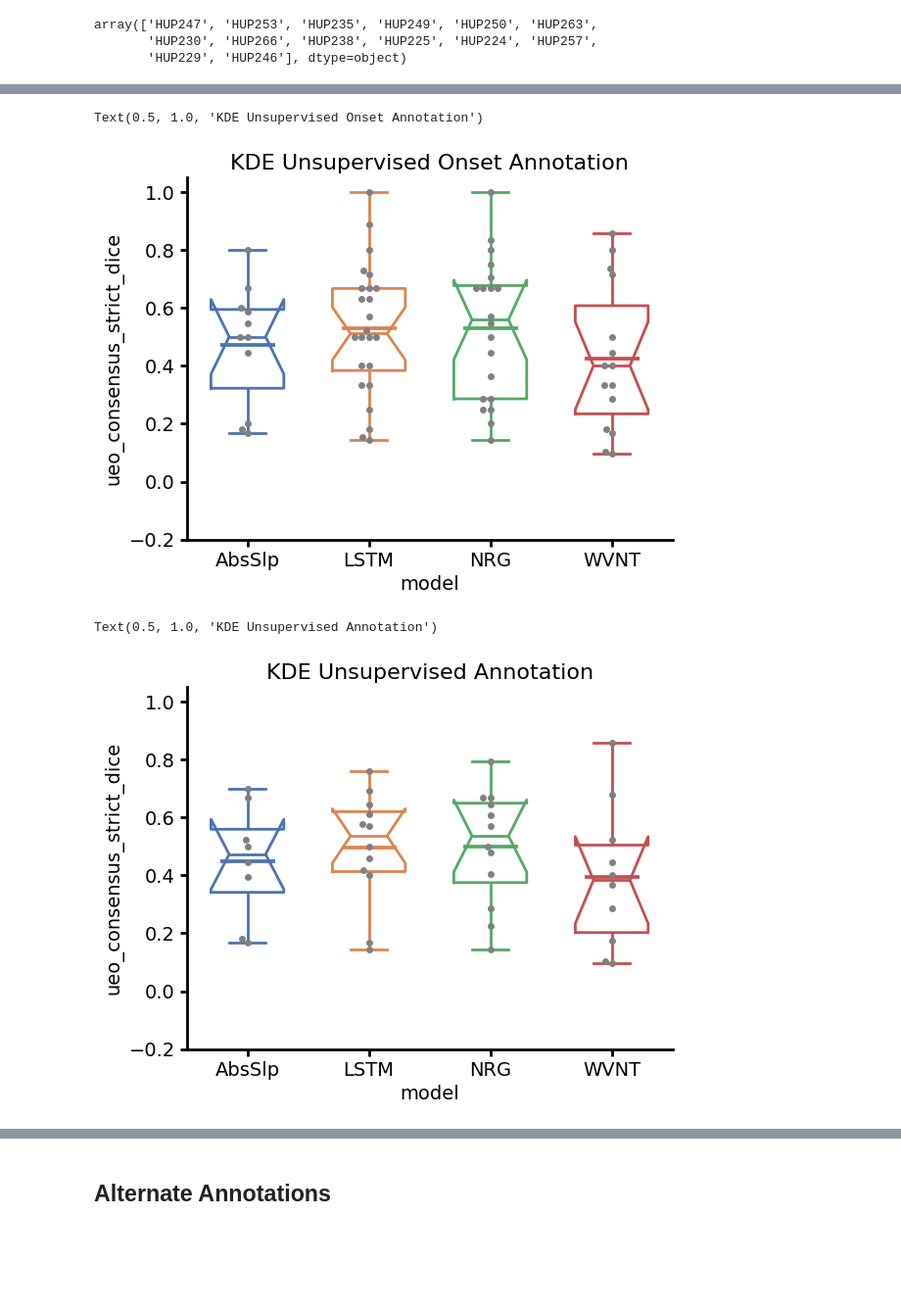
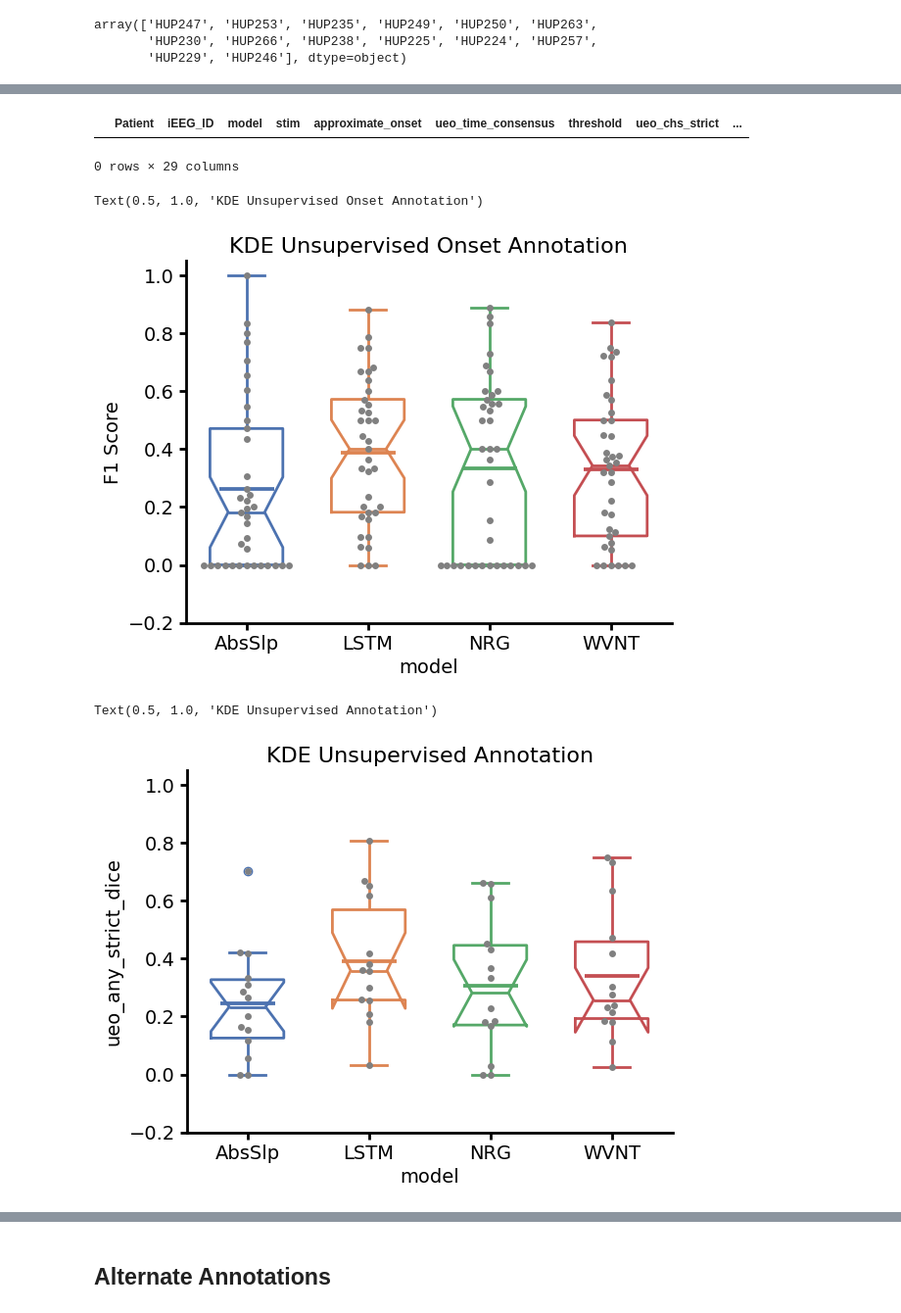
Before and after one commit to wojemann/stim-seizures, a Jupyter notebook: code/tuning_model_thresholds.ipynb, the cells around one changed output, grey strips where cells are left out. Shown at 98% size. Saved outputs shown, nothing was run; the diff lists cells and outputs as text; code cells hidden in the pictures; blank space fills up the shorter version.

Commit message:
Integrating new patients and semi-supervised threshold

```diff
--- a/code/tuning_model_thresholds.ipynb
+++ b/code/tuning_model_thresholds.ipynb
@@ -423,12 +478,12 @@ MannwhitneyuResult(statistic=887.5, pvalue=0.028431297249938824)
 ## KDE Model Predictions
 # %%
 # Loading in human annotations with consensus annotation already created
-annotations_df = pd.read_pickle(ospj(prodatapath,"stim_seizure_information_consensus.pkl"))
+annotations_df = pd.read_pickle(ospj(prodatapath,"threshold_tuning_consensus.pkl"))
 annotations_df.columns = ['Patient' if c == 'patient' else c for c in annotations_df.columns]
 
 # Loading in predicted channels for all models from generate_model_annotations.py
-# predicted_channels = pd.read_pickle(ospj(prodatapath,"kdeknee_predicted_channels_nor.pkl"))
-predicted_channels = pd.read_pickle(ospj(prodatapath,"gamma_predicted_channels_nor.pkl"))
+predicted_channels = pd.read_pickle(ospj(prodatapath,"kdeknee_predicted_channels_nor.pkl"))
+# predicted_channels = pd.read_pickle(ospj(prodatapath,"gamma_predicted_channels_nor.pkl"))
 predicted_channels = predicted_channels[predicted_channels.to_annotate == 1]
 
 # Sorting
@@ -453,4 +508,4 @@ array(['HUP247', 'HUP253', 'HUP235', 'HUP249', 'HUP250', 'HUP263',
        'HUP230', 'HUP266', 'HUP238', 'HUP225', 'HUP224', 'HUP257',
        'HUP229', 'HUP246'], dtype=object)
 # %%
-pred_channels_wdice = pred_channels_wdice[pred_channels_wdice.ueo_consensus_strict_dice > 0]
+# pred_channels_wdice = pred_channels_wdice[pred_channels_wdice.ueo_consensus_strict_dice > 0]
@@ -473,24 +512,32 @@ pred_channels_wdice
+# %%
+pred_channels_wdice[pred_channels_wdice.Patient == 'HUP275']
+# %% [output]
+|  | Patient | iEEG_ID | model | stim | approximate_onset | ueo_time_consensus | threshold | ueo_chs_strict | ... |
+0 rows × 29 columns
+# %%
+pred_type = 'ueo_any_strict_dice'
 # %%
-bx = sns.boxplot(pred_channels_wdice,x='model',y='ueo_consensus_strict_dice',palette='deep',order=['AbsSlp','LSTM','NRG','WVNT'],width=.6,notch=True,fill=False)
-sns.swarmplot(pred_channels_wdice,x='model',y='ueo_consensus_strict_dice',color='gray')
-sns.pointplot(pred_channels_wdice,x='model',y='ueo_consensus_strict_dice',palette='deep',order = ['AbsSlp','LSTM','NRG','WVNT'],marker='_',markersize=40,errorbar=None)
+bx = sns.boxplot(pred_channels_wdice,x='model',y=pred_type,palette='deep',order=['AbsSlp','LSTM','NRG','WVNT'],width=.6,notch=True,fill=False)
+sns.swarmplot(pred_channels_wdice,x='model',y=pred_type,color='gray')
+sns.pointplot(pred_channels_wdice,x='model',y=pred_type,palette='deep',order = ['AbsSlp','LSTM','NRG','WVNT'],marker='_',markersize=40,errorbar=None)
 sns.despine()
+plt.ylabel('F1 Score')
 plt.ylim([-.2,1.05])
 plt.title("KDE Unsupervised Onset Annotation")
 # %% [output]
 Text(0.5, 1.0, 'KDE Unsupervised Onset Annotation')
-[figure, old version]
+[figure, new version]
 # %%
-pt_pred_channels_wdice = pred_channels_wdice.groupby(['Patient','model'])[['ueo_consensus_strict_dice']].mean().reset_index()
-bx = sns.boxplot(pt_pred_channels_wdice,x='model',y='ueo_consensus_strict_dice',palette='deep',order=['AbsSlp','LSTM','NRG','WVNT'],width=.6,notch=True,fill=False)
-sns.swarmplot(pt_pred_channels_wdice,x='model',y='ueo_consensus_strict_dice',color='gray')
-sns.pointplot(pt_pred_channels_wdice,x='model',y='ueo_consensus_strict_dice',palette='deep',order = ['AbsSlp','LSTM','NRG','WVNT'],marker='_',markersize=40,errorbar=None)
+pt_pred_channels_wdice = pred_channels_wdice.groupby(['Patient','model'])[[pred_type]].mean().reset_index()
+bx = sns.boxplot(pt_pred_channels_wdice,x='model',y=pred_type,palette='deep',order=['AbsSlp','LSTM','NRG','WVNT'],width=.6,notch=True,fill=False)
+sns.swarmplot(pt_pred_channels_wdice,x='model',y=pred_type,color='gray')
+sns.pointplot(pt_pred_channels_wdice,x='model',y=pred_type,palette='deep',order = ['AbsSlp','LSTM','NRG','WVNT'],marker='_',markersize=40,errorbar=None)
 sns.despine()
 plt.ylim([-.2,1.05])
 plt.title("KDE Unsupervised Annotation")
 # %% [output]
 Text(0.5, 1.0, 'KDE Unsupervised Annotation')
-[figure, old version]
+[figure, new version]
 # %%
 all_ps = []
 for i_mdl in pred_channels_wdice.model.unique():
```
Also changed, not shown: parts of 28 cells of this notebook, 5 other files.
